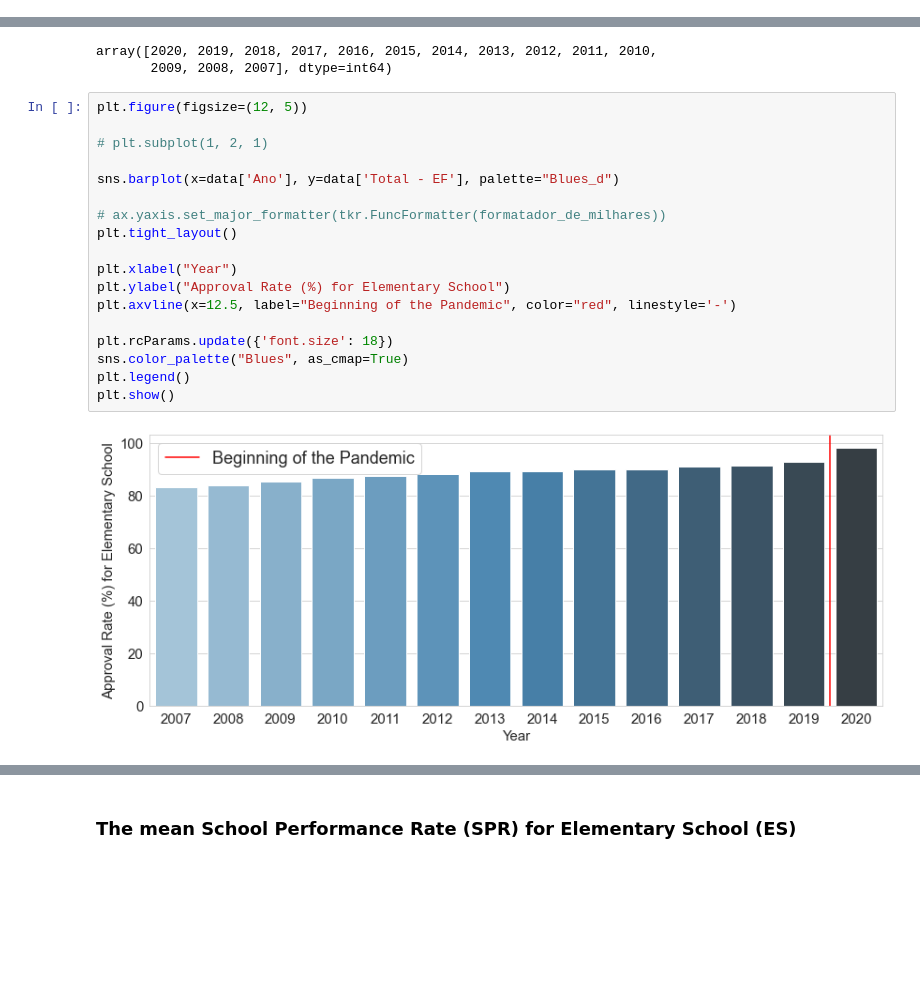
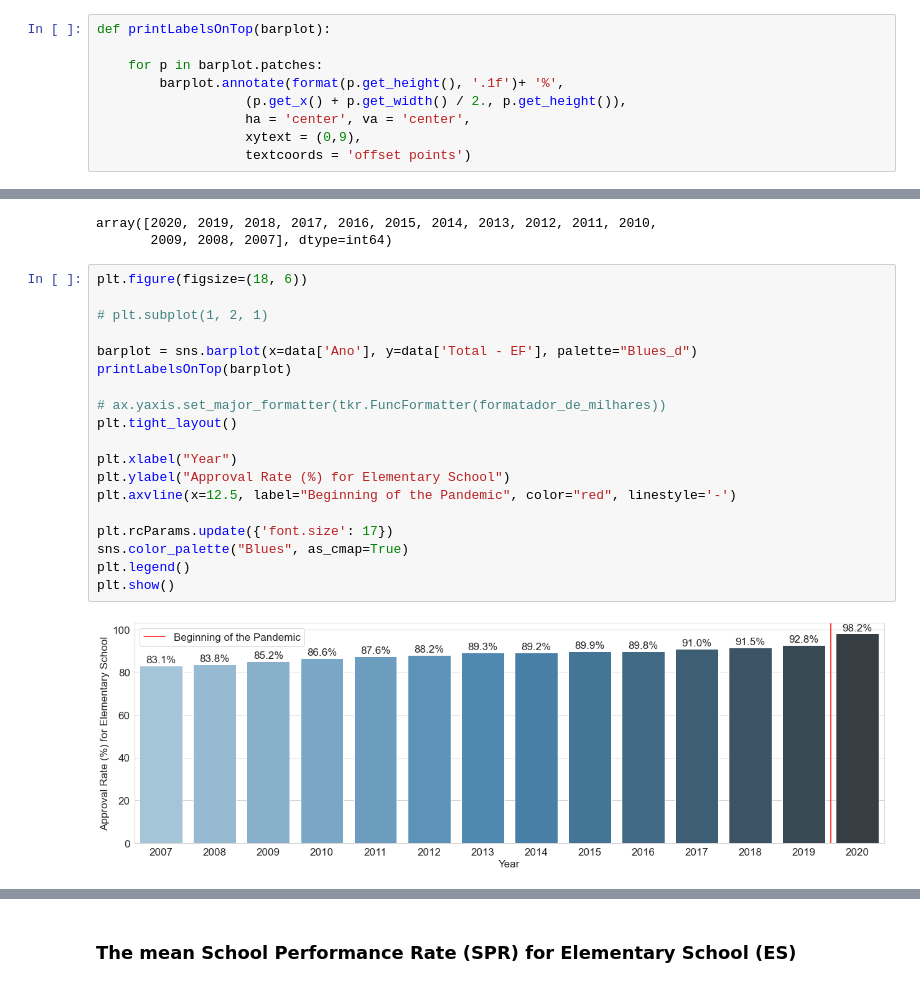
Before and after one commit to aianshay/covid-impacts-on-education, a Jupyter notebook: viz_rq1_rq2.ipynb, the cells around one changed output, grey strips where cells are left out. Cells and saved outputs as stored; diff of their text form; blank space fills up the shorter version.

Commit message:
Adding labels on top of the bars of the barplots

```diff
--- a/viz_rq1_rq2.ipynb
+++ b/viz_rq1_rq2.ipynb
@@ -6,6 +6,15 @@
 import pandas as pd
 import matplotlib.pyplot as plt
 import seaborn as sns
+# %%
+def printLabelsOnTop(barplot):
+
+    for p in barplot.patches:
+        barplot.annotate(format(p.get_height(), '.1f')+ '%',
+                   (p.get_x() + p.get_width() / 2., p.get_height()),
+                   ha = 'center', va = 'center',
+                   xytext = (0,9),
+                   textcoords = 'offset points')
 # %%
 data = pd.read_csv('data/EF_EM_rede_localizacao_total.csv')
 data
@@ -31,23 +40,24 @@ data.Ano.unique()
 array([2020, 2019, 2018, 2017, 2016, 2015, 2014, 2013, 2012, 2011, 2010,
        2009, 2008, 2007], dtype=int64)
 # %%
-plt.figure(figsize=(12, 5))
+plt.figure(figsize=(18, 6))
 
 # plt.subplot(1, 2, 1)
 
-sns.barplot(x=data['Ano'], y=data['Total - EF'], palette="Blues_d")
+barplot = sns.barplot(x=data['Ano'], y=data['Total - EF'], palette="Blues_d")
+printLabelsOnTop(barplot)
 
 # ax.yaxis.set_major_formatter(tkr.FuncFormatter(formatador_de_milhares))
 plt.tight_layout()
 
 plt.xlabel("Year")
 plt.ylabel("Approval Rate (%) for Elementary School")
 plt.axvline(x=12.5, label="Beginning of the Pandemic", color="red", linestyle='-')
 
-plt.rcParams.update({'font.size': 18})
+plt.rcParams.update({'font.size': 17})
 sns.color_palette("Blues", as_cmap=True)
 plt.legend()
 plt.show()
 # %% [output]
-[figure, old version]
+[figure, new version]
 # %%
```
Also changed, not shown: parts of 6 cells of this notebook.
